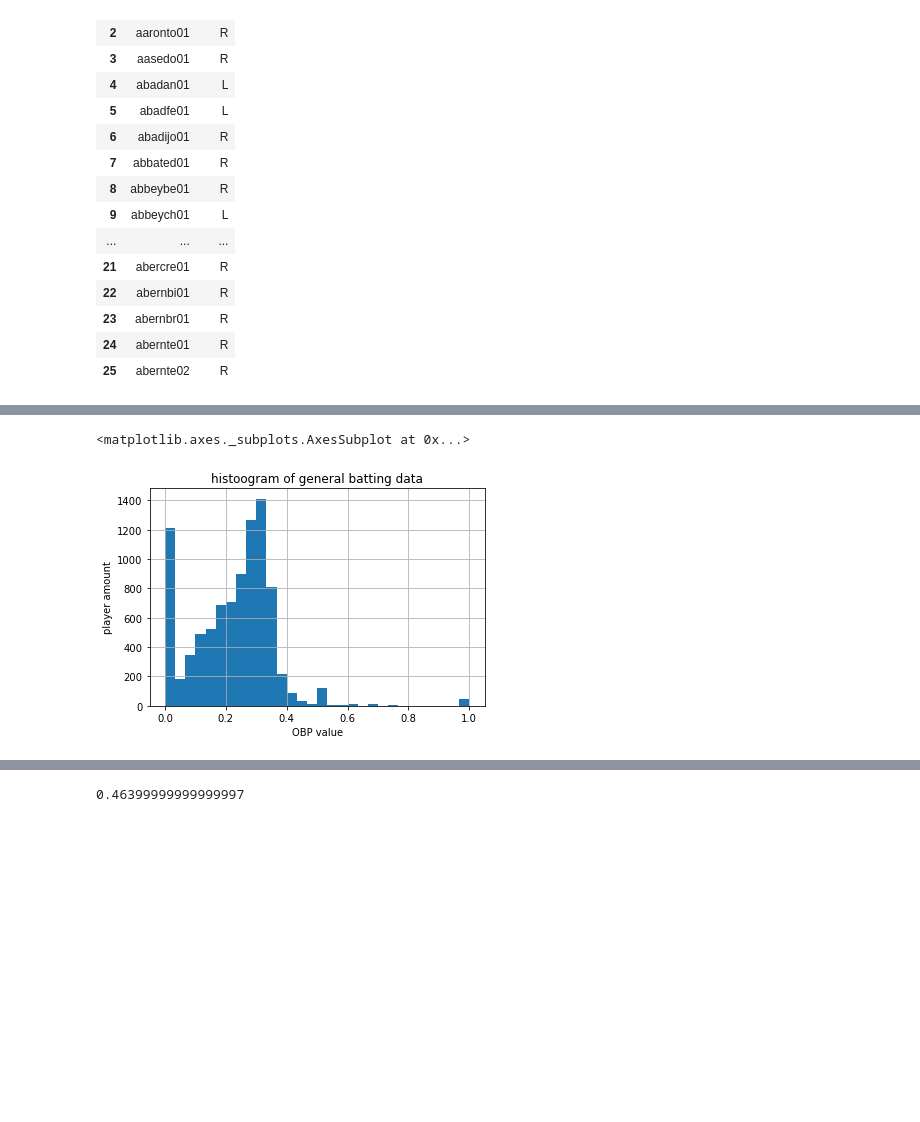
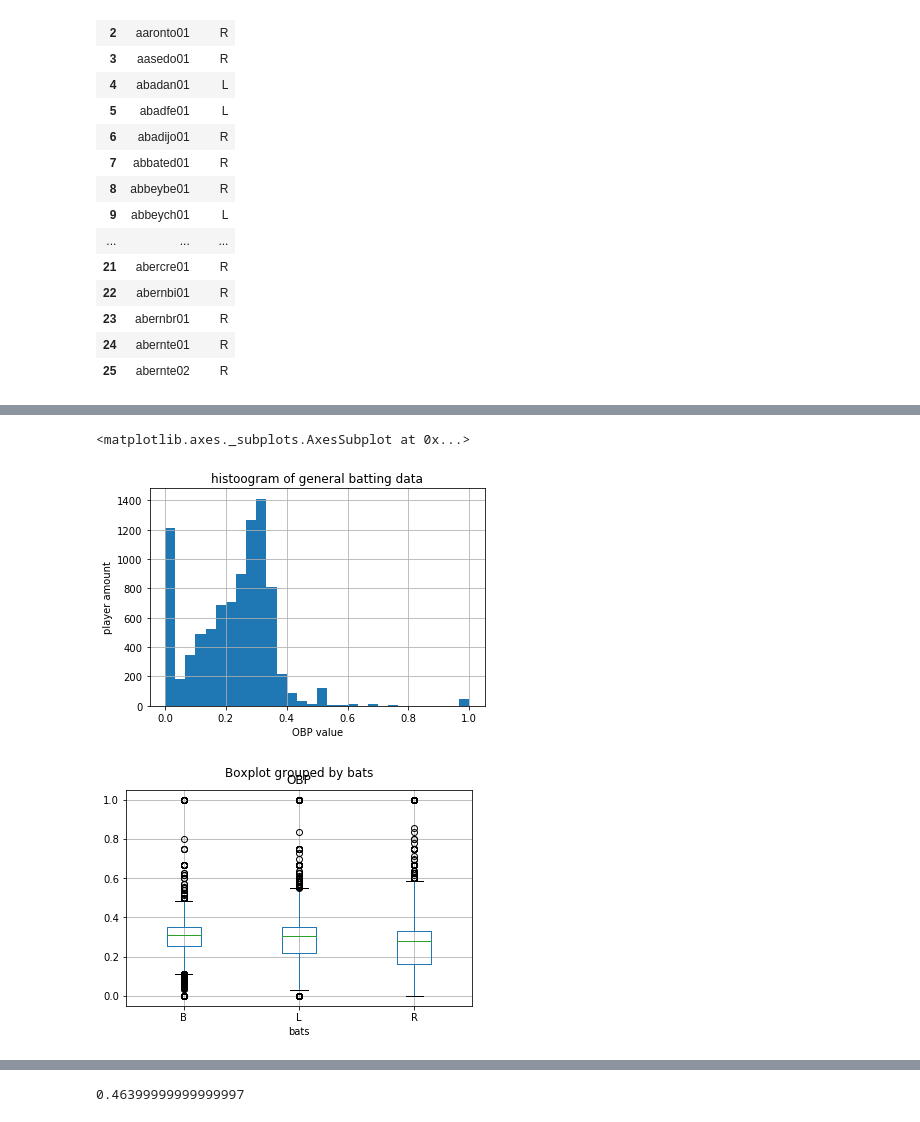
Before and after one commit to drklug/MLB-data-analysis, a Jupyter notebook: MLB_data_analysis.ipynb, the cells around one changed output, grey strips where cells are left out. Cells and saved outputs as stored; diff of their text form; code cells hidden in the pictures; blank space fills up the shorter version.

```diff
--- a/MLB_data_analysis.ipynb
+++ b/MLB_data_analysis.ipynb
@@ -152,8 +157,10 @@ Populating the interactive namespace from numpy and matplotlib
 # %%
 plt.xlabel("OBP value")
 plt.ylabel("player amount")
 plt.title("histoogram of general batting data")
 all_data["OBP"].hist(bins = 30)
+mixed_data.boxplot(column  = "OBP",by = "bats")
 # %% [output]
 <matplotlib.axes._subplots.AxesSubplot at 0x...>
 [figure]
+[figure, added]
```
Also changed, not shown: parts of 10 cells of this notebook, 1 other file.
